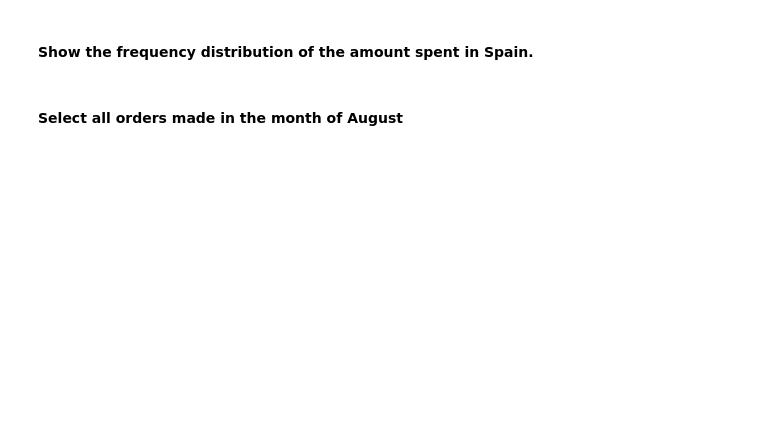
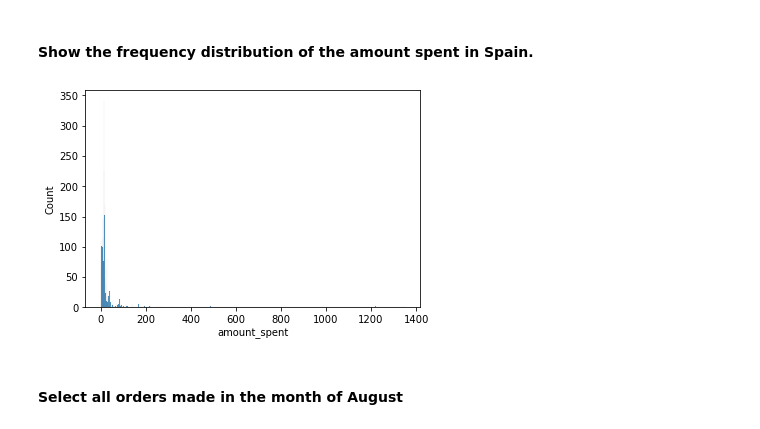
Before and after one commit to Ironhack-Data-Madrid-Agosto-2022/5.1-lab-subsetting-and-descriptive-stats, a Jupyter notebook: your-code/main.ipynb, the cells around one changed output. Saved outputs shown, nothing was run; the diff lists cells and outputs as text; code cells hidden in the pictures; blank space fills up the shorter version.

```diff
--- a/your-code/main.ipynb
+++ b/your-code/main.ipynb
@@ -321,2 +322,5 @@ employee.groupby(employee.Department).describe()
+# %%
+# your answer here
+orders = pd.read_csv('Orders.zip', compression='zip',index_col='Unnamed: 0') #Habia una columna que era el propio indice
 # %% [markdown]
 #### Explore your dataset by looking at the data types and the summary statistics. Comment your results
@@ -351,3 +433,4 @@ employee.groupby(employee.Department).describe()
 #### Select orders from Spain that are above 50 items
 # %%
 # your answer here
+sub_set = orders[orders.Country == 'Spain']
@@ -368,6 +535,9 @@ employee.groupby(employee.Department).describe()
 #### Show the frequency distribution of the amount spent in Spain.
 # %%
 # your answer here
+sns.histplot(data=sub_set.amount_spent);
+# %% [output]
+[figure, added]
 # %% [markdown]
 #### Select all orders made in the month of August
 # %%
```
Also changed, not shown: parts of 25 cells of this notebook.
